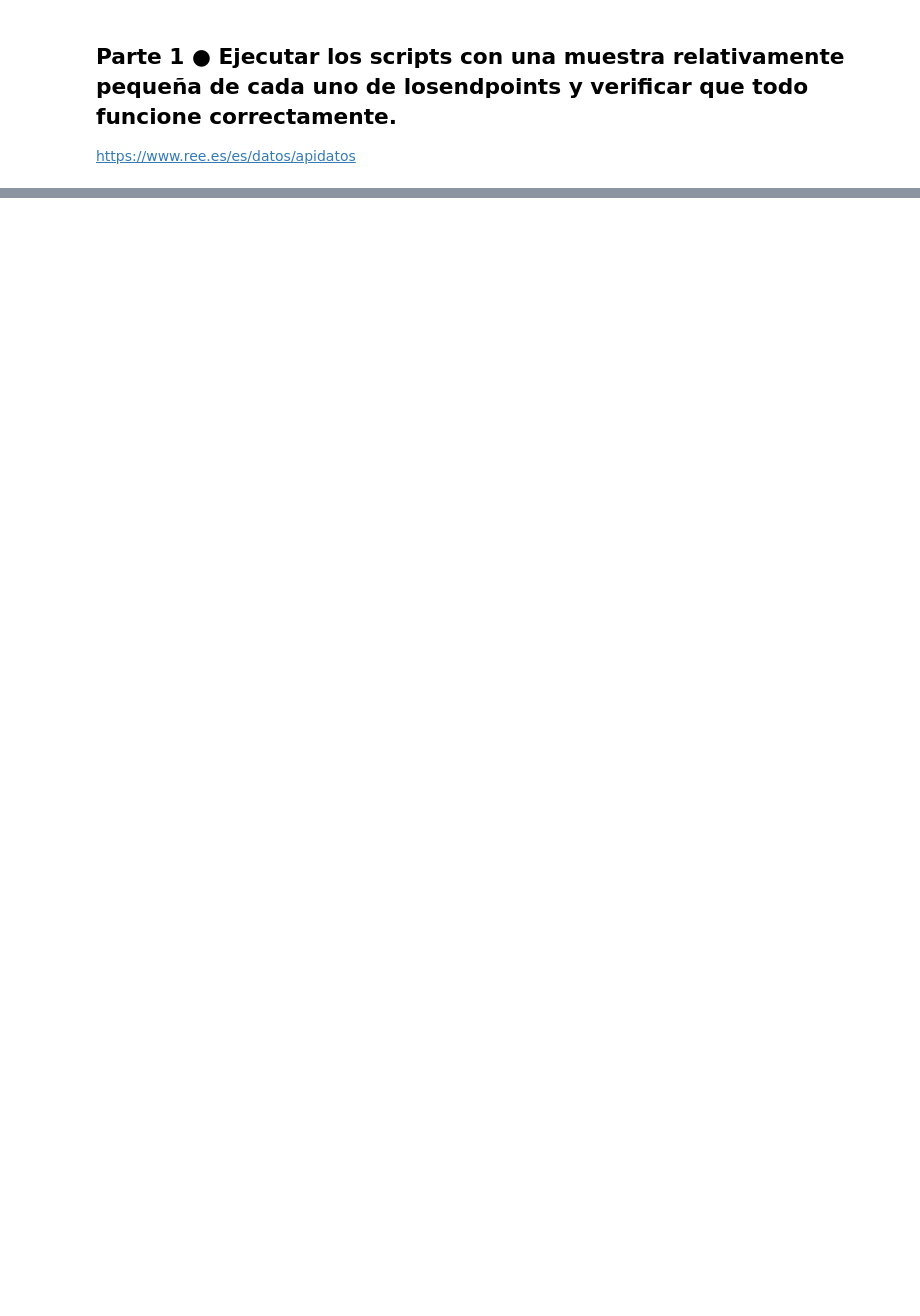
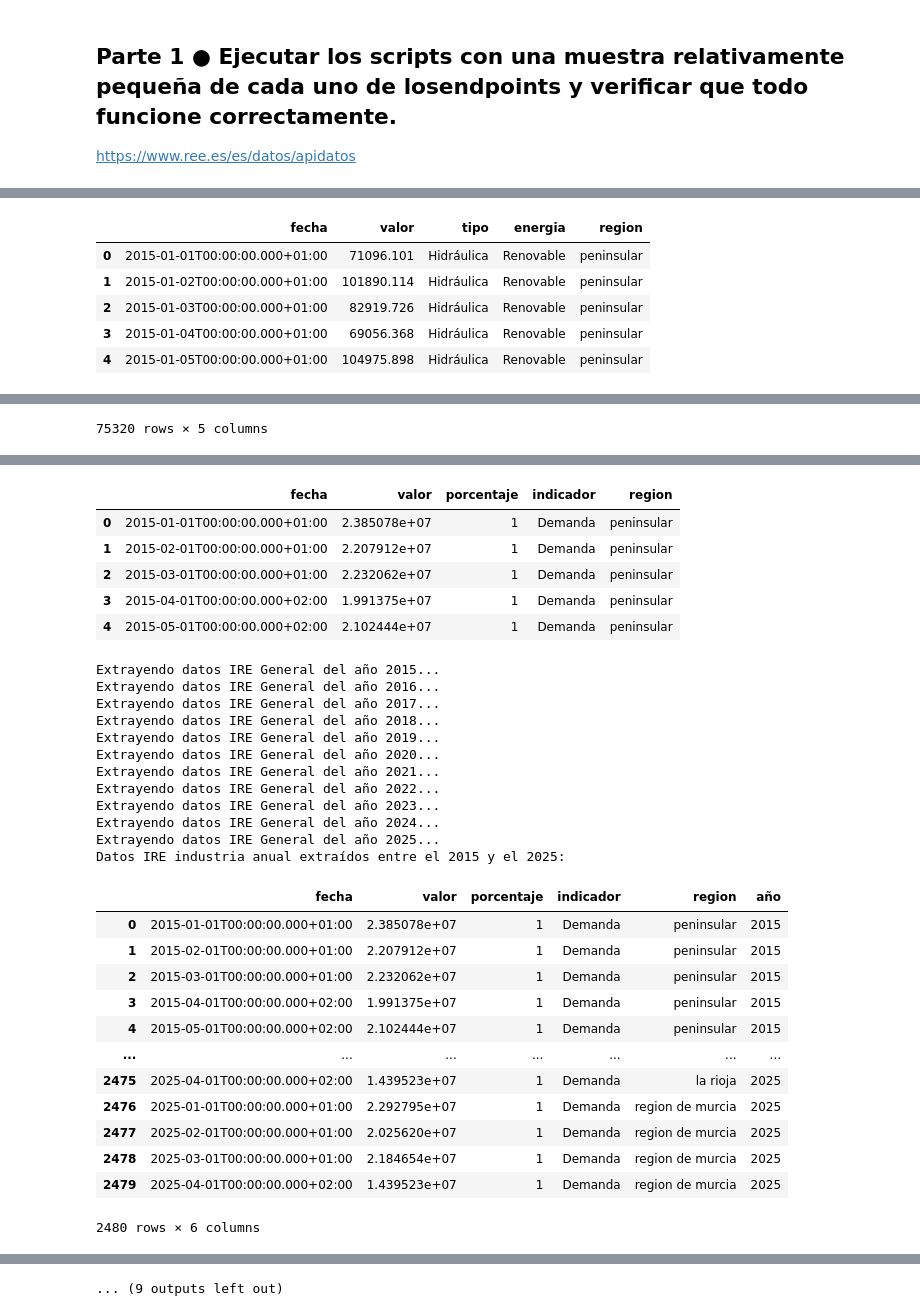
Before and after one commit to Yukiolion/Redes-El-ctricas-Espa-a, a Jupyter notebook: lib/notebooks/01_Extraccion.ipynb, the cells around one changed output, grey strips where cells are left out. Cells and saved outputs as stored; diff of their text form; code cells hidden in the pictures; blank space fills up the shorter version.

```diff
--- a/lib/notebooks/01_Extraccion.ipynb
+++ b/lib/notebooks/01_Extraccion.ipynb
@@ -741,0 +573,38 @@ Datos guardados en ../data/sinprocesar/intercambio/enlace-baleares.csv
+# %%
+def extraccion():
+    """
+    Función para extraer datos de la API de REE.
+    """
+    print('Extrayendo datos del Balance Eléctrico...')
+    df_balance = Balance_electrico(filtro_balance, URL, HEADERS)
+
+    print('Extrayendo datos de la Demanda Eléctrica...')
+    df_demanda = demanda_evolucion(filtro_demanda, URL, HEADERS)
+    print('Extrayendo datos de la IRE General...')
+    df_ire_general = demanda_ire_general(filtro_general, URL, HEADERS)
+    print('Extrayendo datos de la IRE Industria...')
+    df_ire_industria = demanda_ire_industria(filtro_industria, URL, HEADERS)
+    print('Extrayendo datos de la IRE Servicios...')
+    df_ire_servicios = demanda_ire_servicios(filtro_servicios, URL, HEADERS)
+
+    print('Extrayendo datos de la Generación Eléctrica...')
+    df_generacion = generacion(filtro_generacion, URL, HEADERS)
+    print('Extrayendo datos de la Generación Renovable y No Renovable...')
+    df_renovable = renov_norenov(filtro_renovable, URL, HEADERS)
+
+    print('Extrayendo datos de los intercambios entre países...')
+    df_fronteras = fronteras(URL, HEADERS)
+
+    return {
+        "balance": df_balance,
+        "demanda": df_demanda,
+        "ire_general": df_ire_general,
+        "ire_industria": df_ire_industria,
+        "ire_servicios": df_ire_servicios,
+        "generacion": df_generacion,
+        "renovable": df_renovable,
+        "fronteras": df_fronteras,
+    }
+# %%
+dataframes = extraccion()
+# %% [output]
@@ -741,0 +623,6 @@ Datos guardados en ../data/sinprocesar/intercambio/enlace-baleares.csv
+|  | fecha | valor | tipo | energia | region |
+| 0 | 2015-01-01T00:00:00.000+01:00 | 71096.101 | Hidráulica | Renovable | peninsular |
+| 1 | 2015-01-02T00:00:00.000+01:00 | 101890.114 | Hidráulica | Renovable | peninsular |
+| 2 | 2015-01-03T00:00:00.000+01:00 | 82919.726 | Hidráulica | Renovable | peninsular |
+| 3 | 2015-01-04T00:00:00.000+01:00 | 69056.368 | Hidráulica | Renovable | peninsular |
+| 4 | 2015-01-05T00:00:00.000+01:00 | 104975.898 | Hidráulica | Renovable | peninsular |
@@ -741,0 +653 @@ Datos guardados en ../data/sinprocesar/intercambio/enlace-baleares.csv
+75320 rows × 5 columns
@@ -741,0 +666,31 @@ Datos guardados en ../data/sinprocesar/intercambio/enlace-baleares.csv
+|  | fecha | valor | porcentaje | indicador | region |
+| 0 | 2015-01-01T00:00:00.000+01:00 | 2.385078e+07 | 1 | Demanda | peninsular |
+| 1 | 2015-02-01T00:00:00.000+01:00 | 2.207912e+07 | 1 | Demanda | peninsular |
+| 2 | 2015-03-01T00:00:00.000+01:00 | 2.232062e+07 | 1 | Demanda | peninsular |
+| 3 | 2015-04-01T00:00:00.000+02:00 | 1.991375e+07 | 1 | Demanda | peninsular |
+| 4 | 2015-05-01T00:00:00.000+02:00 | 2.102444e+07 | 1 | Demanda | peninsular |
+Extrayendo datos IRE General del año 2015...
+Extrayendo datos IRE General del año 2016...
+Extrayendo datos IRE General del año 2017...
+Extrayendo datos IRE General del año 2018...
+Extrayendo datos IRE General del año 2019...
+Extrayendo datos IRE General del año 2020...
+Extrayendo datos IRE General del año 2021...
+Extrayendo datos IRE General del año 2022...
+Extrayendo datos IRE General del año 2023...
+Extrayendo datos IRE General del año 2024...
+Extrayendo datos IRE General del año 2025...
+Datos IRE industria anual extraídos entre el 2015 y el 2025:
+|  | fecha | valor | porcentaje | indicador | region | año |
+| 0 | 2015-01-01T00:00:00.000+01:00 | 2.385078e+07 | 1 | Demanda | peninsular | 2015 |
+| 1 | 2015-02-01T00:00:00.000+01:00 | 2.207912e+07 | 1 | Demanda | peninsular | 2015 |
+| 2 | 2015-03-01T00:00:00.000+01:00 | 2.232062e+07 | 1 | Demanda | peninsular | 2015 |
+| 3 | 2015-04-01T00:00:00.000+02:00 | 1.991375e+07 | 1 | Demanda | peninsular | 2015 |
+| 4 | 2015-05-01T00:00:00.000+02:00 | 2.102444e+07 | 1 | Demanda | peninsular | 2015 |
+| ... | ... | ... | ... | ... | ... | ... |
+| 2475 | 2025-04-01T00:00:00.000+02:00 | 1.439523e+07 | 1 | Demanda | la rioja | 2025 |
+| 2476 | 2025-01-01T00:00:00.000+01:00 | 2.292795e+07 | 1 | Demanda | region de murcia | 2025 |
+| 2477 | 2025-02-01T00:00:00.000+01:00 | 2.025620e+07 | 1 | Demanda | region de murcia | 2025 |
+| 2478 | 2025-03-01T00:00:00.000+01:00 | 2.184654e+07 | 1 | Demanda | region de murcia | 2025 |
+| 2479 | 2025-04-01T00:00:00.000+02:00 | 1.439523e+07 | 1 | Demanda | region de murcia | 2025 |
+2480 rows × 6 columns
@@ -741,0 +721 @@ Datos guardados en ../data/sinprocesar/intercambio/enlace-baleares.csv
+... (9 outputs left out)
```
Also changed, not shown: parts of 19 cells of this notebook, 9 other files.
